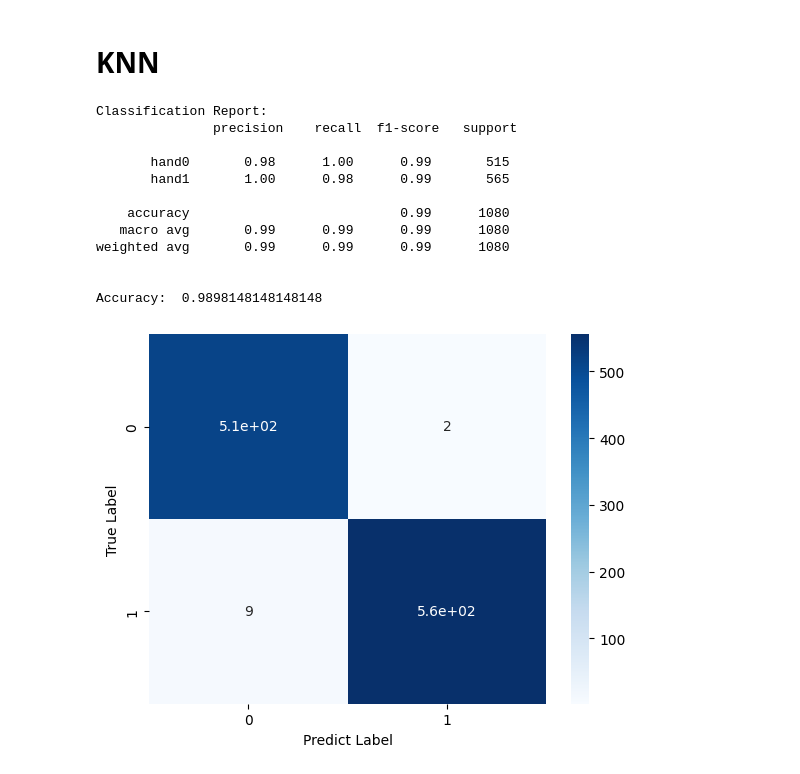
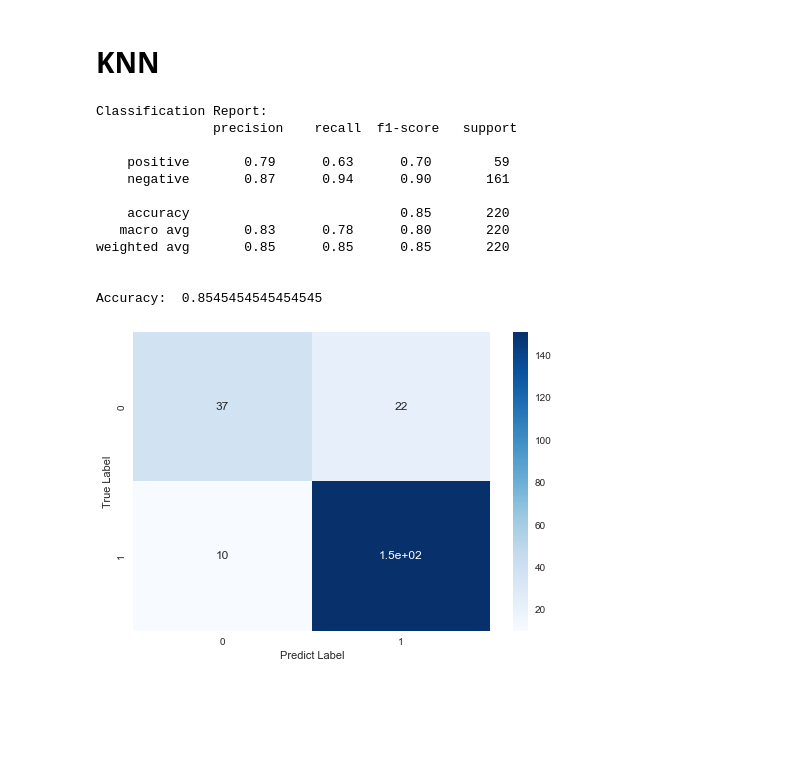
Before and after one commit to tanyaaton/music-and-mood-ml, a Jupyter notebook: music.ipynb, the cells around one changed output. Saved outputs shown, nothing was run; the diff lists cells and outputs as text; code cells hidden in the pictures; blank space fills up the shorter version.

```diff
--- a/music.ipynb
+++ b/music.ipynb
@@ -321,39 +321,45 @@ Accuracy on test:  0.7058823529411765
 # KNN
 # %%
 from sklearn.neighbors import KNeighborsClassifier
+# %%
+X_train, X_test, y_train, y_test = train_test_split(x, target, test_size=0.3,shuffle=True,stratify=target)
+# %%
+scaler=MinMaxScaler()
+scaler.fit(X_train)
+X_train=pd.DataFrame(scaler.transform(X_train),columns=X_train.columns)
 # %%
 #Create KNN Classifier
 knn = KNeighborsClassifier(n_neighbors=5)
 
 #Train the model using the training sets
-knn.fit(data1,target)
+knn.fit(X_train,y_train)
 
 #Predict the response for test dataset
-target_pred = knn.predict(data1)
+y_pred = knn.predict(X_train)
 # %%
 #Import scikit-learn metrics module for accuracy calculation
 from sklearn import metrics
 # Model Accuracy, how often is the classifier correct?
-print("Classification Report: \n", metrics.classification_report(target,target_pred,target_names=['hand0','hand1']),'\n')
-print("Accuracy: ",metrics.accuracy_score(target,target_pred),'\n')
-cf=metrics.confusion_matrix(target,target_pred).round(3)
+print("Classification Report: \n", metrics.classification_report(y_train,y_pred,target_names=['positive','negative']),'\n')
+print("Accuracy: ",metrics.accuracy_score(y_train,y_pred),'\n')
+cf=metrics.confusion_matrix(y_train,y_pred).round(3)
 sns.heatmap(cf,annot=True,cmap='Blues')
 plt.ylabel("True Label")
 plt.xlabel("Predict Label")
 plt.show()
 # %% [output]
 Classification Report:
                precision    recall  f1-score   support
 
-       hand0       0.98      1.00      0.99       515
-       hand1       1.00      0.98      0.99       565
+    positive       0.79      0.63      0.70        59
+    negative       0.87      0.94      0.90       161
 
-    accuracy                           0.99      1080
-   macro avg       0.99      0.99      0.99      1080
-weighted avg       0.99      0.99      0.99      1080
+    accuracy                           0.85       220
+   macro avg       0.83      0.78      0.80       220
+weighted avg       0.85      0.85      0.85       220
 
 
-Accuracy:  0.9898148148148148
+Accuracy:  0.8545454545454545
-[figure, old version]
+[figure, new version]
 # %%
 from yellowbrick.classifier import ROCAUC
```
Also changed, not shown: parts of 2 cells of this notebook.
